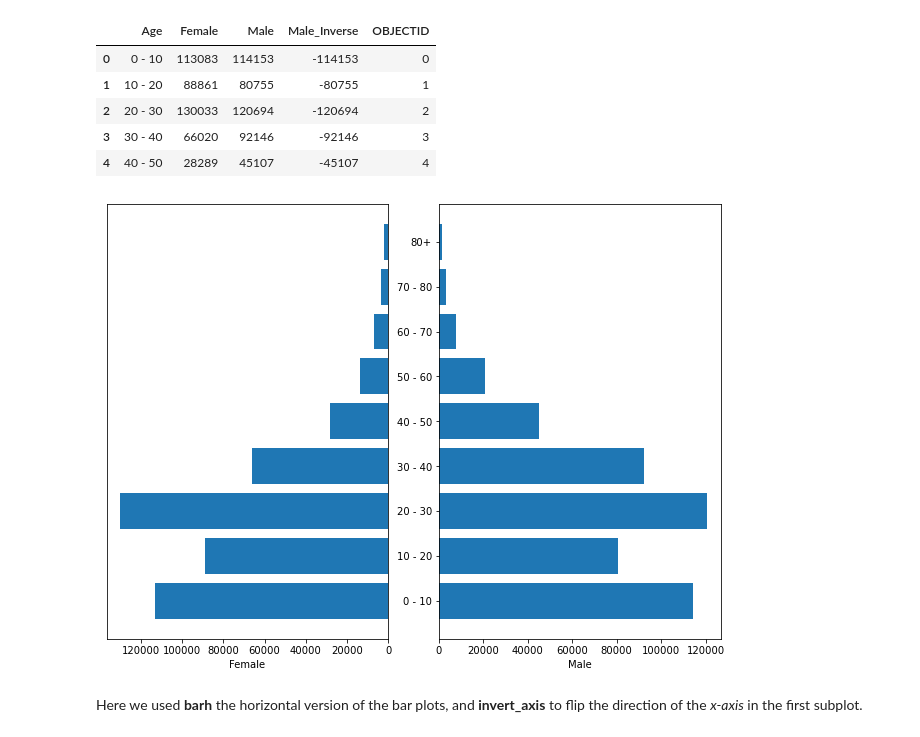
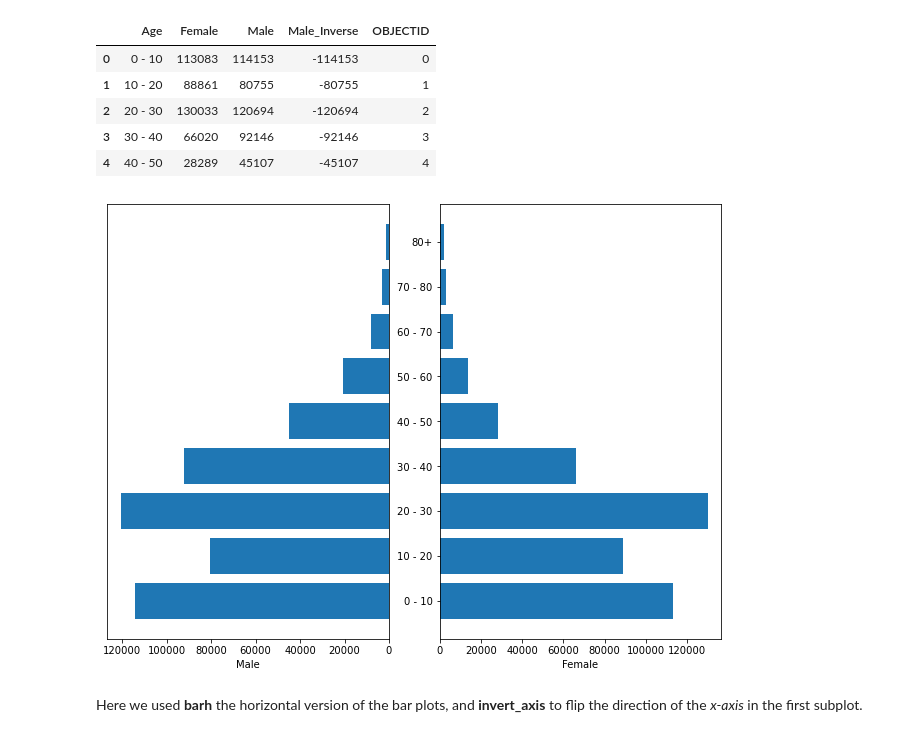
Before and after one commit to DataForScience/DataViz, a Jupyter notebook: 1. Matplotlib.ipynb, the cells around one changed output. Saved outputs shown, nothing was run; the diff lists cells and outputs as text; code cells hidden in the pictures.

```diff
--- a/1. Matplotlib.ipynb
+++ b/1. Matplotlib.ipynb
@@ -366,22 +369,22 @@ pyramid.head()
 | 4 | 40 - 50 | 28289 | 45107 | -45107 | 4 |
 # %%
 fig, axs = plt.subplots(1, 2, sharey=False, sharex=False)
-axs[0].barh(range(9), pyramid['Female'])
-axs[1].barh(range(9), pyramid['Male'])
+axs[0].barh(range(9), pyramid['Male'])
+axs[1].barh(range(9), pyramid['Female'])
 
 axs[0].invert_xaxis()
 axs[0].set_yticks([])
 axs[0].set_yticklabels('')
 
 axs[1].set_yticks(range(9))
 axs[1].set_yticklabels(pyramid['Age'])
 
-axs[0].set_xlabel('Female')
-axs[1].set_xlabel('Male')
+axs[0].set_xlabel('Male')
+axs[1].set_xlabel('Female')
 
 fig.subplots_adjust(wspace=0.18)
 # %% [output]
-[figure, old version]
+[figure, new version]
 # %% [markdown]
 Here we used **barh** the horizontal version of the bar plots, and **invert_axis** to flip the direction of the *x-axis* in the first subplot.
 # %% [markdown]
```
Also changed, not shown: parts of 10 cells of this notebook, 3 other files.
